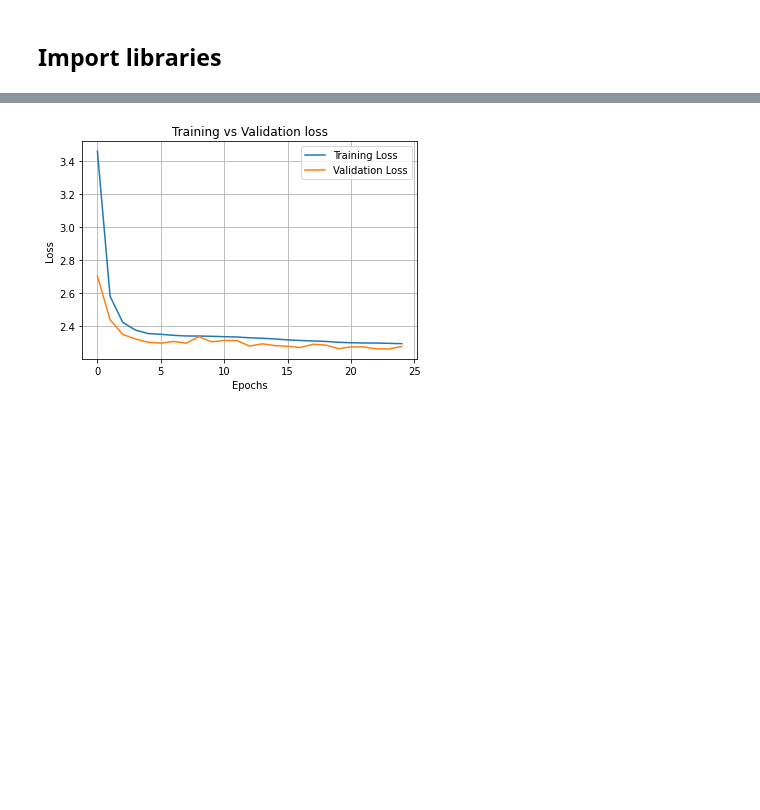
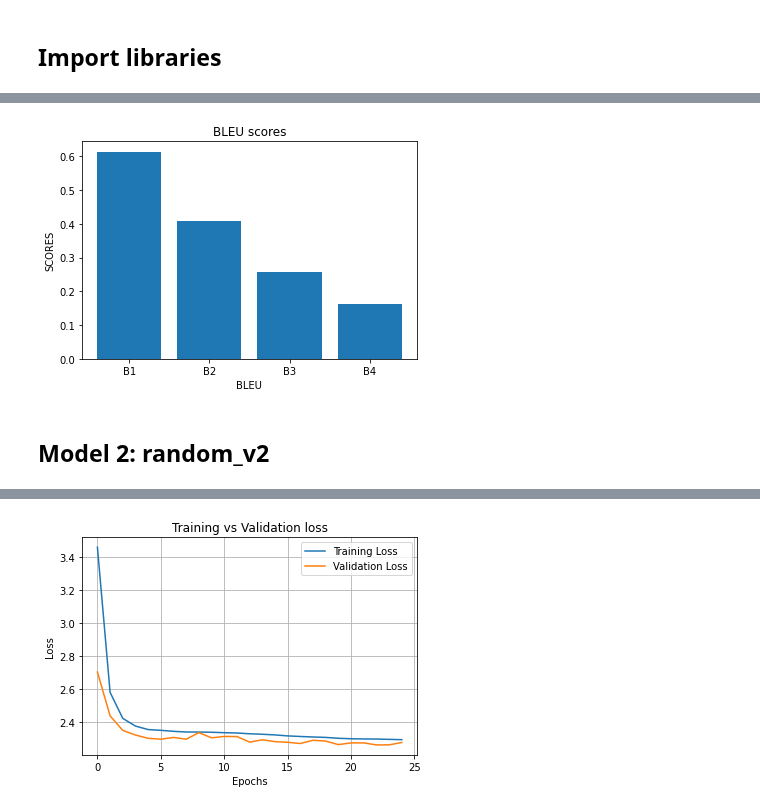
Before and after one commit to Khaliladib11/INM706-image-captioning, a Jupyter notebook: code/eval_new.ipynb, the cells around one changed output, grey strips where cells are left out. Saved outputs shown, nothing was run; the diff lists cells and outputs as text; code cells hidden in the pictures; blank space fills up the shorter version.

```diff
--- a/code/eval_new.ipynb
+++ b/code/eval_new.ipynb
@@ -29,0 +151,11 @@ We are using cuda.
+# %%
+%%time
+# Evaluate the model using BLEU Scores
+evaluation_params = {
+    'encoder': encoder,
+    'decoder': decoder,
+    'loader': test_loader,
+    'dataset': test_dataset,
+    'device': device
+}
+b1, b2, b3, b4 = evaluate_bleu_score(**evaluation_params)
@@ -29,0 +165,4 @@ We are using cuda.
+# %%
+plot_bleu_score_bar(b1, b2, b3, b4)
+# %% [output]
+[figure, added]
@@ -29,0 +172,2 @@ We are using cuda.
+# %% [markdown]
+## Model 2: random_v2
```
Also changed, not shown: parts of 46 cells of this notebook, 2 other files.
